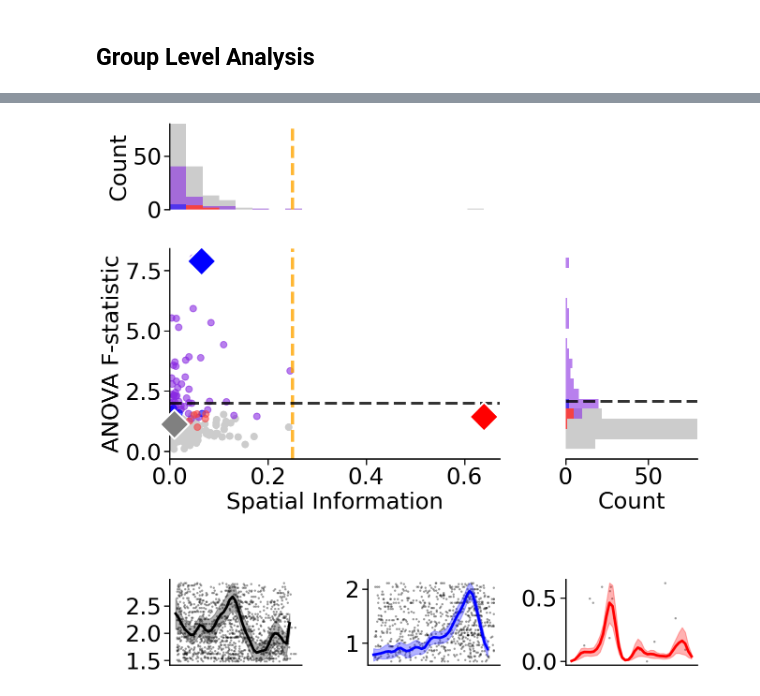
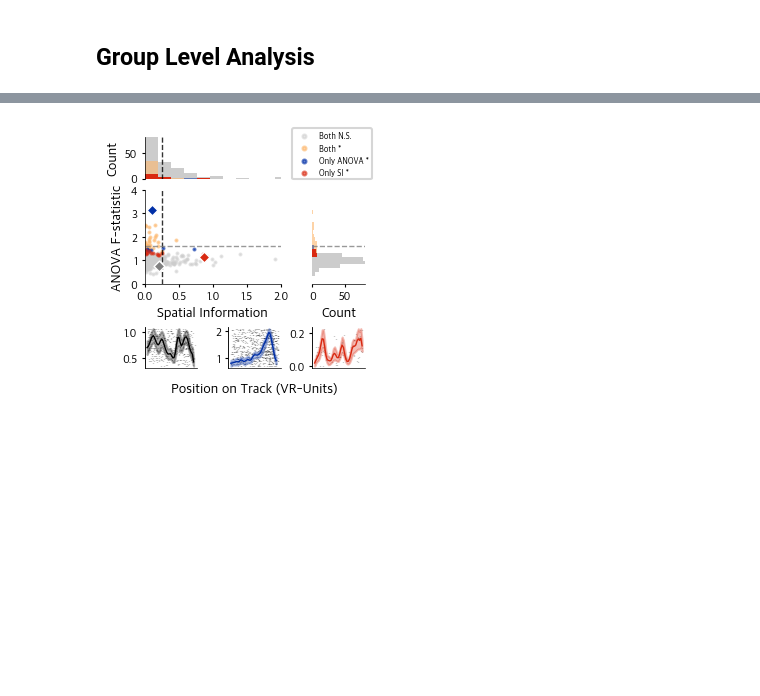
Before and after one commit to HSNPipeline/AnalyzeTrain, a Jupyter notebook: figures/Figure_Human_STATS_DISTRIBUTION.ipynb, the cells around one changed output, grey strips where cells are left out. Cells and saved outputs as stored; diff of their text form; code cells hidden in the pictures; blank space fills up the shorter version.

```diff
--- a/figures/Figure_Human_STATS_DISTRIBUTION.ipynb
+++ b/figures/Figure_Human_STATS_DISTRIBUTION.ipynb
@@ -101,8 +122,8 @@ total cells: 298
 ## Group Level Analysis
 # %%
 df_cleaned = all_results.dropna()
-place_info = df_cleaned['place_info']
-place_anova = df_cleaned['place_anova']
-place_info_surr_p_val =  df_cleaned['place_info_surr_p_val']
-place_anova_surr_p_val =  df_cleaned['place_anova_surr_p_val']
+place_info = df_cleaned['place_fr_info']
+place_anova = df_cleaned['place_fr_anova']
+place_info_surr_p_val =  df_cleaned['place_fr_info_surr_p_val']
+place_anova_surr_p_val =  df_cleaned['place_fr_anova_surr_p_val']
 # %%
@@ -118,29 +139,36 @@ len(F[anova_pval < 0.05])
 # %%
 threshold = 0.05
 # %%
-sorted_anova = all_results.sort_values(by='place_anova', ascending=False)
+sorted_anova = all_results.sort_values(by='place_fr_anova', ascending=False)
 sorted_anova = sorted_anova.reset_index(drop=True)
 
-sorted_si = all_results.sort_values(by='place_info', ascending=False)
+sorted_si = all_results.sort_values(by='place_fr_info', ascending=False)
 sorted_si = sorted_si.reset_index(drop=True)
 
-f_max = sorted_anova.index[1]
-si_max = sorted_si.index[0]
-si_median = all_results.index[len(all_results) // 2]-5
+f_max = sorted_anova.index[0]
+si_max = sorted_si.index[15]
+si_median = all_results.index[len(all_results) // 4]-3
 # %%
 # Create a figure with a main scatter plot and a histogram on the right side
 anova_bins = np.linspace(0, 10, 50)
 info_bins = np.linspace(0, max(place_info) * 1.05, 50)
 threshold = 0.05
-grid = make_grid(5, 4, wspace=.5, hspace=0.5, height_ratios = [1, 1, 1, .5, 1], figsize=(20, 15))
+grid = make_grid(5, 5, wspace=.6, hspace=0.3, height_ratios = [1, 1, 1, .5, 1], figsize=(5, 3),
+                 )
 
 plt.rcParams.update({
-    'font.size': 35,
-    'axes.titlesize': 35,
-    'axes.labelsize': 35,
-    'legend.fontsize':35,
-    'xtick.labelsize': 35,
-    'ytick.labelsize': 35
+    'font.family': 'Apple SD Gothic Neo',
+    'font.size': 10,
+    'axes.titlesize': 10,
+    'axes.labelsize': 10,
+    'legend.fontsize': 10,
+    'xtick.labelsize': 8,  # Smaller tick label size
+    'ytick.labelsize': 8,  # Smaller tick label size
+    'axes.linewidth': 0.5,  # Reduce the thickness of axis lines
+    'xtick.major.width': 0.8,  # Thinner x ticks
+    'ytick.major.width': 0.8,  # Thinner y ticks
+    'xtick.major.size': 2.0,   # Shorter x ticks
+    'ytick.major.size': 2.0    # Shorter y ticks
 })
 # Get subplots from the grid
 ax_top = get_grid_subplot(grid, 0, slice(0, 2))
@@ -159,18 +187,18 @@ non_sig_mask = (place_info_surr_p_val >= threshold) & (place_anova_surr_p_val >=
 
 # Colors for different categories
 non_sig_color = '#cccccc'
-anova_color = 'blue'
-info_color = '#f54242'
-both_color = '#8a2be2'
+anova_color = '#002FA7'  # Deep blue for ANOVA
+info_color = '#D92911'
+both_color = '#FDB76D'
 
 # Set x-axis limit for both main and top plots
 x_max = max(place_info) * 1.05
 
 # Main scatter plot
-ax_main.scatter(place_info[non_sig_mask], place_anova[non_sig_mask], alpha=1, color=non_sig_color, s=100, label='Non-significant')  # Increased point size
-ax_main.scatter(place_info[mask], place_anova[mask], alpha=0.6, color=both_color, s=100, label='Both significant')  # Increased point size
-ax_main.scatter(place_info[anova_mask], place_anova[anova_mask], alpha=0.6, color=anova_color, s=100, label='ANOVA only')  # Increased point size
-ax_main.scatter(place_info[info_mask], place_anova[info_mask], alpha=0.6, color=info_color, s=100, label='Spike Info only')  # Increased point size
+ax_main.scatter(place_info[non_sig_mask], place_anova[non_sig_mask], alpha=.5, color=non_sig_color, s=2, label='Both N.S.')  # Increased point size
+ax_main.scatter(place_info[mask], place_anova[mask], alpha=0.6, color=both_color, s=2, label='Both *')  # Increased point size
+ax_main.scatter(place_info[anova_mask], place_anova[anova_mask], alpha=0.6, color=anova_color, s=2, label='Only ANOVA *')  # Increased point size
+ax_main.scatter(place_info[info_mask], place_anova[info_mask], alpha=0.6, color=info_color, s=2, label='Only SI *')  # Increased point size
 
 
 # Histogram on the right side
@@ -186,7 +214,7 @@ ax_top.hist(place_info[mask], bins=info_bins, color=both_color, alpha=0.6, orien
 ax_top.hist(place_info[anova_mask], bins=info_bins, color=anova_color, alpha=0.5, orientation='vertical')
 ax_top.hist(place_info[info_mask], bins=info_bins, color=info_color, alpha=1, orientation='vertical')
 ax_top.set_xlabel('')
-ax_top.set_xlim(0,x_max)  # Explicitly set the same x-axis limits as main plot
+ax_top.set_xlim(0,2)  # Explicitly set the same x-axis limits as main plot
 ax_top.tick_params(axis='x', which='both', bottom=False, labelbottom=False)
 ax_top.set_ylim(0, 80)
 drop_spines(['top','right','bottom'], ax=ax_top)
@@ -195,9 +223,12 @@ drop_spines(['top','right','bottom'], ax=ax_top)
 # Hide y-axis labels for the histogram
 ax_main.set_xlabel('Spatial Information')  # Increased label font size
 ax_main.set_ylabel('ANOVA F-statistic')  # Increased label font size
-ax_main.set_xlim(0, x_max)
+ax_main.set_xlim(0, 2)
+ax_main.set_ylim(0, 4)
 ax_hist.set_xlabel('Count')  # Increased label font size
 ax_hist.set_ylabel('')
+ax_hist.set_ylim(0, 4)
+
 ax_hist.tick_params(axis='y', which='both', left=False, labelleft=False)
 ax_top.set_ylabel('Count')  # Increased label font size
 
@@ -210,60 +241,61 @@ ax_top.tick_params(axis='both', which='major')  # Increased tick font size
 drop_spines(['top','right'], ax=ax_main)
 drop_spines(['top','right','left'], ax=ax_hist)
 
-ax_hist.axhline(2, color='black', lw=5, linestyle='--', alpha=0.8)  # Increased line width
-ax_main.axvline(0.25, color='#ffa500', lw=5, linestyle='--', alpha=0.8)  # Increased line width
-ax_top.axvline(0.25, color='#ffa500', lw=5, linestyle='--', alpha=0.8)  # Increased line width
-ax_main.axhline(2, color='black', lw=5, linestyle='--', alpha=0.8)  # Increased line width
-
+ax_hist.axhline(1.6, color='grey', lw=1, linestyle='--', alpha=0.8)  # Increased line width
+ax_main.axvline(0.25, color='black', lw=1, linestyle='--', alpha=0.8)  # Increased line width
+ax_top.axvline(0.25, color='black', lw=1, linestyle='--', alpha=0.8)  # Increased line width
+ax_main.axhline(1.6, color='grey', lw=1, linestyle='--', alpha=0.8)  # Increased line width
+ax_main.legend(bbox_to_anchor=(1.7, 1.7), frameon=True, fontsize=6, markerscale=2)
 
 
 ax = get_grid_subplot(grid, 4, 0)
 plot_raster_with_tuning_curve(all_results, si_median,ax=ax,curve_color='black')
 
 ax = get_grid_subplot(grid, 4, 1)
-plot_raster_with_tuning_curve(sorted_anova, f_max,ax=ax,curve_color='blue')
+plot_raster_with_tuning_curve(sorted_anova, f_max,ax=ax,curve_color=anova_color)
+ax.set_xlabel('Position on Track (VR-Units)', labelpad=10)
 
 
 ax = get_grid_subplot(grid, 4, 2)
-plot_raster_with_tuning_curve(sorted_si, si_max,ax=ax,curve_color='red')
+plot_raster_with_tuning_curve(sorted_si, si_max,ax=ax,curve_color=info_color)
 
 
 # Make scatter plots more prominent with larger size, thicker borders, and higher zorder
-ax_main.scatter(sorted_anova['place_info'].iloc[f_max], sorted_anova['place_anova'].iloc[f_max],
-    c='blue', s=1000, alpha=1, marker='D', edgecolor='white', linewidth=3, label='High F', zorder=20
+ax_main.scatter(sorted_anova['place_fr_info'].iloc[f_max], sorted_anova['place_fr_anova'].iloc[f_max],
+    c=anova_color, s=30, alpha=1, marker='D', label='High F', zorder=20,edgecolor='white', linewidth=1,
 )
 # Add annotation for High F point
 # ax_main.annotate('High F',
 #                 xy=(sorted_anova['place_info'].iloc[f_max], sorted_anova['place_anova'].iloc[f_max]),
 #                 xytext=(10, 10), textcoords='offset points',
 
 #                 bbox=dict(boxstyle="round,pad=0.3", fc='white', alpha=0.7))
 
-ax_main.scatter(sorted_si['place_info'].iloc[si_max], sorted_si['place_anova'].iloc[si_max],
-    c='red', s=1000, alpha=1, marker='D', edgecolor='white', linewidth=3, label='High SI', zorder=20
+ax_main.scatter(sorted_si['place_fr_info'].iloc[si_max], sorted_si['place_fr_anova'].iloc[si_max],
+    c=info_color, s=30, alpha=1, marker='D',   label='High SI', zorder=20,edgecolor='white', linewidth=1,
 )
 # Add annotation for High SI point
 # ax_main.annotate('High SI',
 #                 xy=(sorted_si['place_info'].iloc[si_max], sorted_si['place_anova'].iloc[si_max]),
 #                 xytext=(10, 20), textcoords='offset points',
 
 #                 bbox=dict(boxstyle="round,pad=0.3", fc='white', alpha=0.7))
 
-ax_main.scatter(sorted_si['place_info'].iloc[si_median], sorted_si['place_anova'].iloc[si_median],
-    c='grey', s=1000, alpha=1, marker='D', label='Median SI', zorder=20, edgecolor='white', linewidth=3,
+ax_main.scatter(sorted_si['place_fr_info'].iloc[si_median], sorted_si['place_fr_anova'].iloc[si_median],
+    c='grey', s=30, alpha=1, marker='D', label='Median SI', zorder=20, edgecolor='white', linewidth=1,
     clip_on=False  # Prevent the marker from being clipped by the plot edge
 )
 # Add annotation for Median SI point
 # ax_main.annotate('Median F & SI',
 #                 xy=(sorted_si['place_info'].iloc[si_median], sorted_si['place_anova'].iloc[si_median]),
 #                 xytext=(20, -20), textcoords='offset points',
 
 #                 bbox=dict(boxstyle="round,pad=0.3", fc='white', alpha=0.7))
 
 
 
 
 
-save_figure('Human_Distribution', file_path='/Users/weijiazhang/Plots/PLDM/Human')
+save_figure('Human_Distribution', file_path='/Users/weijiazhang/Plots/PLDM/Human',dpi=300)
 # %% [output]
-[figure, old version]
+[figure, new version]
```
Also changed, not shown: parts of 7 cells of this notebook, 6 other files.
